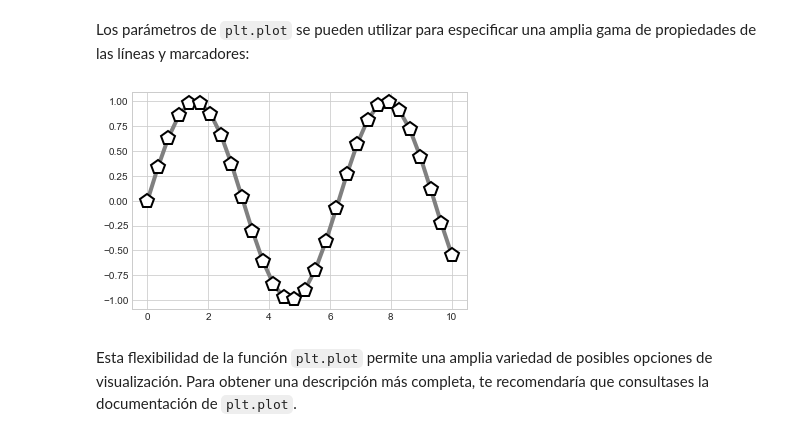
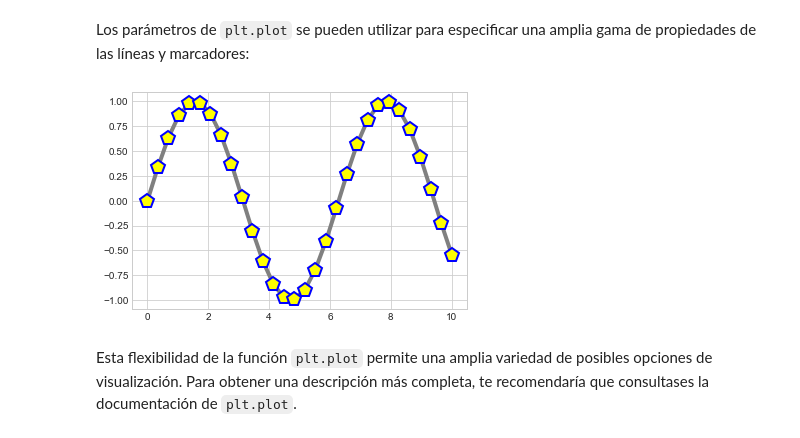
Before and after one commit to JuanDG5/DS-part-time-sep2020, a Jupyter notebook: semana_9/dia_4/3-Gráficos dispersión.ipynb, the cells around one changed output. Cells and saved outputs as stored; diff of their text form; code cells hidden in the pictures.

Commit message:
visualización 2

```diff
--- a/semana_9/dia_4/3-Gráficos dispersión.ipynb
+++ b/semana_9/dia_4/3-Gráficos dispersión.ipynb
@@ -47,13 +74,13 @@ Los parámetros de `` plt.plot `` se pueden utilizar para especificar una amplia
 # %%
 plt.plot(x, y, '-p',
         color='gray',
         linewidth=4,
-        markerfacecolor='white',
+        markerfacecolor='yellow',
         markersize=15,
-        markeredgecolor='black',
+        markeredgecolor='blue',
         markeredgewidth=2);
 # %% [output]
-[figure, old version]
+[figure, new version]
 # %% [markdown]
 Esta flexibilidad de la función `` plt.plot `` permite una amplia variedad de posibles opciones de visualización.
 Para obtener una descripción más completa, te recomendaría que consultases la documentación de `` plt.plot ``.
```
Also changed, not shown: parts of 5 cells of this notebook, 23 other files.
